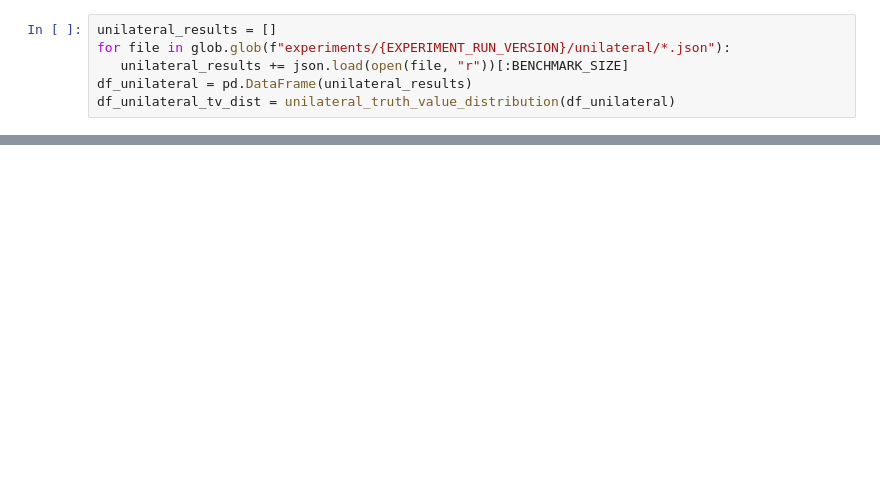
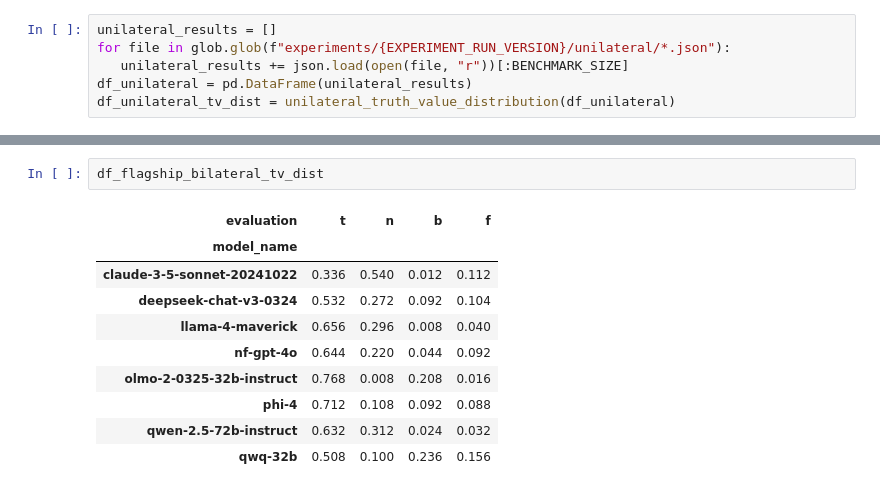
Before and after one commit to bradleypallen/bilateral-factuality-evaluation, a Jupyter notebook: results_balanced.ipynb, the cells around one changed output, grey strips where cells are left out. Drawn from its saved outputs; the diff is of its cells as text; blank space fills up the shorter version.

```diff
--- a/results_balanced.ipynb
+++ b/results_balanced.ipynb
@@ -291,0 +339,13 @@ distilled_stat_f1, distilled_p_f1 = stats.mannwhitneyu(distilled_uni_f1, distill
+# %%
+df_flagship_bilateral_tv_dist
+# %% [output]
+| evaluation | t | n | b | f |
+| model_name |  |  |  |  |
+| claude-3-5-sonnet-20241022 | 0.336 | 0.540 | 0.012 | 0.112 |
+| deepseek-chat-v3-0324 | 0.532 | 0.272 | 0.092 | 0.104 |
+| llama-4-maverick | 0.656 | 0.296 | 0.008 | 0.040 |
+| nf-gpt-4o | 0.644 | 0.220 | 0.044 | 0.092 |
+| olmo-2-0325-32b-instruct | 0.768 | 0.008 | 0.208 | 0.016 |
+| phi-4 | 0.712 | 0.108 | 0.092 | 0.088 |
+| qwen-2.5-72b-instruct | 0.632 | 0.312 | 0.024 | 0.032 |
+| qwq-32b | 0.508 | 0.100 | 0.236 | 0.156 |
```
Also changed, not shown: parts of 7 cells of this notebook.
